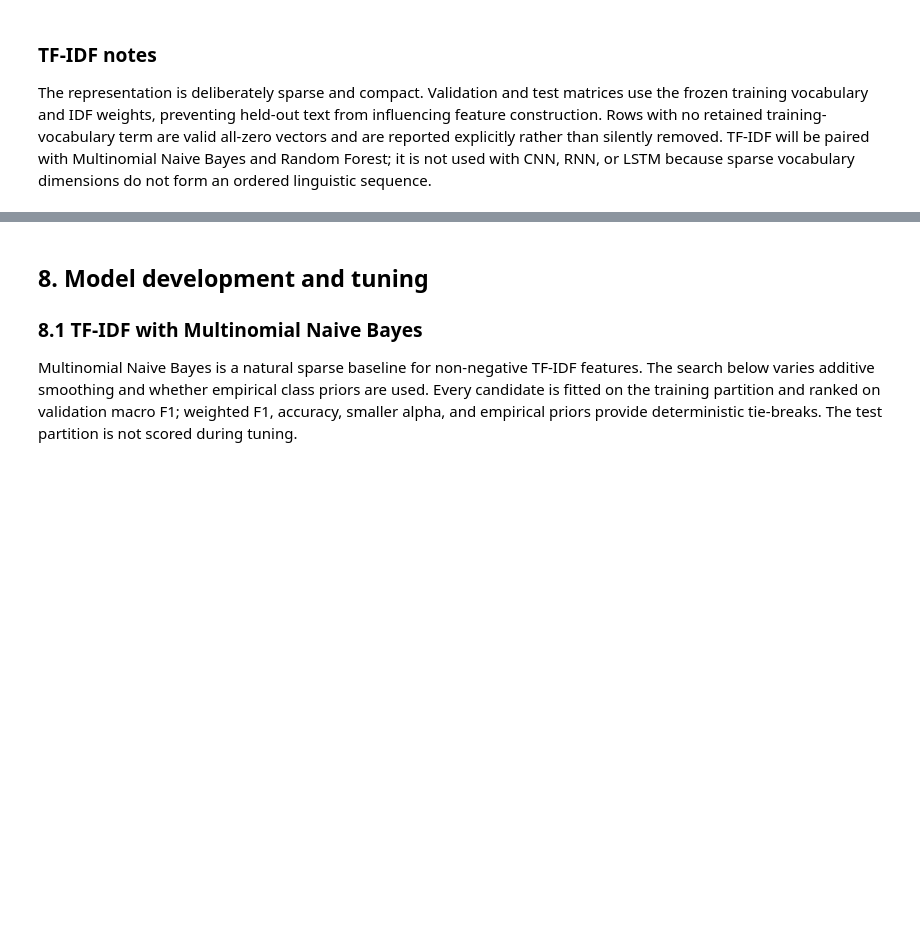
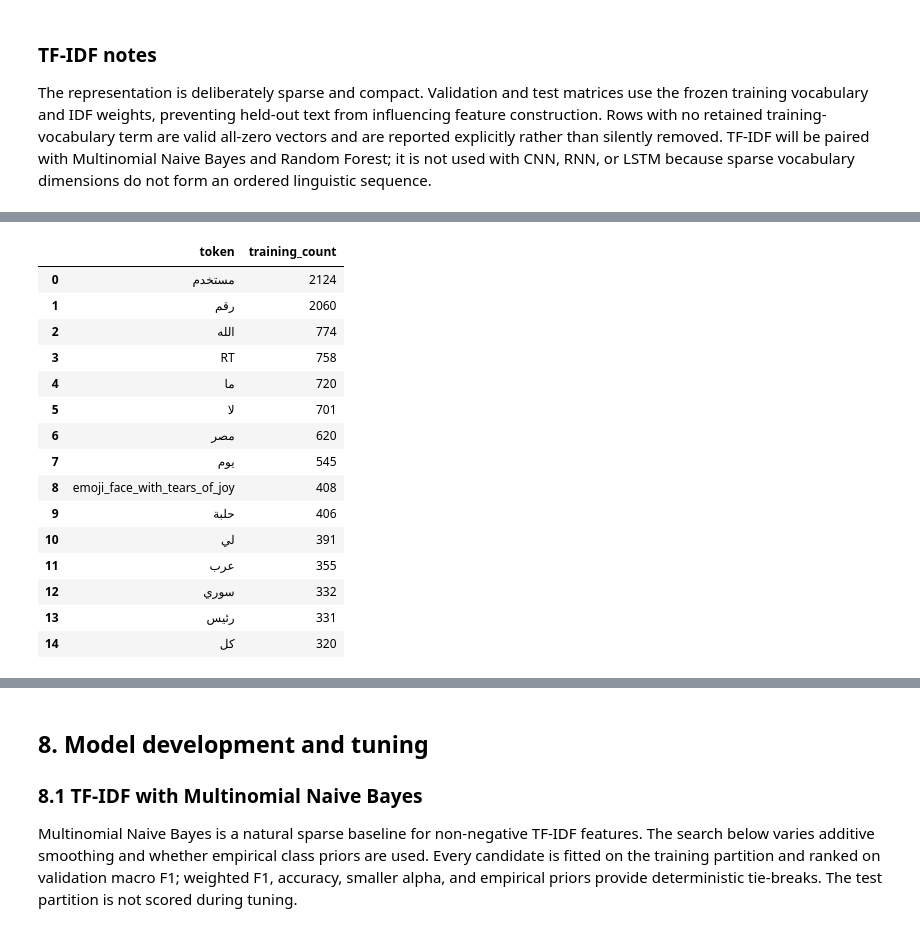
Before and after one commit to iAboud98/arabic-sentiment-analysis, a Jupyter notebook: notebooks/arabic_sentiment_analysis.ipynb, the cells around one changed output, grey strips where cells are left out. Saved outputs shown, nothing was run; the diff lists cells and outputs as text; code cells hidden in the pictures; blank space fills up the shorter version.

Commit message:
add Word2Vec feature representation

```diff
--- a/notebooks/arabic_sentiment_analysis.ipynb
+++ b/notebooks/arabic_sentiment_analysis.ipynb
@@ -1339,0 +1378,73 @@ The representation is deliberately sparse and compact. Validation and test matri
+# %%
+def mean_word2vec_embedding(tokens: list[str]) -> np.ndarray:
+    """Average in-vocabulary token vectors, or return a stable zero vector."""
+    retained_vectors = [
+        WORD2VEC_MODEL.wv[token] for token in tokens if token in WORD2VEC_MODEL.wv
+    ]
+    if not retained_vectors:
+        return np.zeros(WORD2VEC_MODEL.vector_size, dtype=np.float32)
+    return np.asarray(retained_vectors, dtype=np.float32).mean(axis=0, dtype=np.float32)
+
+
+WORD2VEC_DOCUMENT_MATRICES = {
+    partition_name: np.vstack(
+        [mean_word2vec_embedding(tokens) for tokens in tokenized_documents]
+    ).astype(np.float32, copy=False)
+    for partition_name, tokenized_documents in WORD2VEC_TOKENIZED_PARTITIONS.items()
+}
+# %%
+word2vec_audit_rows = []
+for partition_name, tokenized_documents in WORD2VEC_TOKENIZED_PARTITIONS.items():
+    matrix = WORD2VEC_DOCUMENT_MATRICES[partition_name]
+    expected_shape = (
+        len(PROCESSED_PARTITIONS[partition_name]),
+        WORD2VEC_MODEL.vector_size,
+    )
+    if matrix.shape != expected_shape:
+        raise ValueError(f"Unexpected Word2Vec shape for {partition_name}.")
+    if matrix.dtype != np.float32 or not np.isfinite(matrix).all():
+        raise ValueError(f"Invalid Word2Vec values for {partition_name}.")
+
+    total_tokens = sum(len(tokens) for tokens in tokenized_documents)
+    in_vocabulary_tokens = sum(
+        token in WORD2VEC_MODEL.wv for tokens in tokenized_documents for token in tokens
+    )
+    zero_vector_rows = int(np.all(matrix == 0, axis=1).sum())
+    word2vec_audit_rows.append(
+        {
+            "partition": partition_name,
+            "rows": matrix.shape[0],
+            "dimensions": matrix.shape[1],
+            "tokens": total_tokens,
+            "in_vocabulary_tokens": in_vocabulary_tokens,
+            "coverage_percent": 100 * in_vocabulary_tokens / total_tokens,
+            "zero_vector_rows": zero_vector_rows,
+            "memory_mib": matrix.nbytes / (1024**2),
+        }
+    )
+
+word2vec_audit = pd.DataFrame(word2vec_audit_rows).set_index("partition")
+word2vec_summary = pd.Series(
+    {
+        "vocabulary_size": len(WORD2VEC_MODEL.wv),
+        "vector_dimensions": WORD2VEC_MODEL.vector_size,
+        "training_documents": WORD2VEC_MODEL.corpus_count,
+        "training_tokens": WORD2VEC_MODEL.corpus_total_words,
+        "epochs": WORD2VEC_MODEL.epochs,
+    },
+    name="value",
+).to_frame()
+most_frequent_training_tokens = pd.DataFrame(
+    {
+        "token": WORD2VEC_MODEL.wv.index_to_key[:15],
+        "training_count": [
+            WORD2VEC_MODEL.wv.get_vecattr(token, "count")
+            for token in WORD2VEC_MODEL.wv.index_to_key[:15]
+        ],
+    }
+)
+
+display(word2vec_summary)
+display(word2vec_audit.round({"coverage_percent": 2, "memory_mib": 2}))
+display(most_frequent_training_tokens)
+# %% [output]
@@ -1339,0 +1462,16 @@ The representation is deliberately sparse and compact. Validation and test matri
+|  | token | training_count |
+| 0 | مستخدم | 2124 |
+| 1 | رقم | 2060 |
+| 2 | الله | 774 |
+| 3 | RT | 758 |
+| 4 | ما | 720 |
+| 5 | لا | 701 |
+| 6 | مصر | 620 |
+| 7 | يوم | 545 |
+| 8 | emoji_face_with_tears_of_joy | 408 |
+| 9 | حلبة | 406 |
+| 10 | لي | 391 |
+| 11 | عرب | 355 |
+| 12 | سوري | 332 |
+| 13 | رئيس | 331 |
+| 14 | كل | 320 |
```
Also changed, not shown: parts of 6 cells of this notebook, 1 other file.
